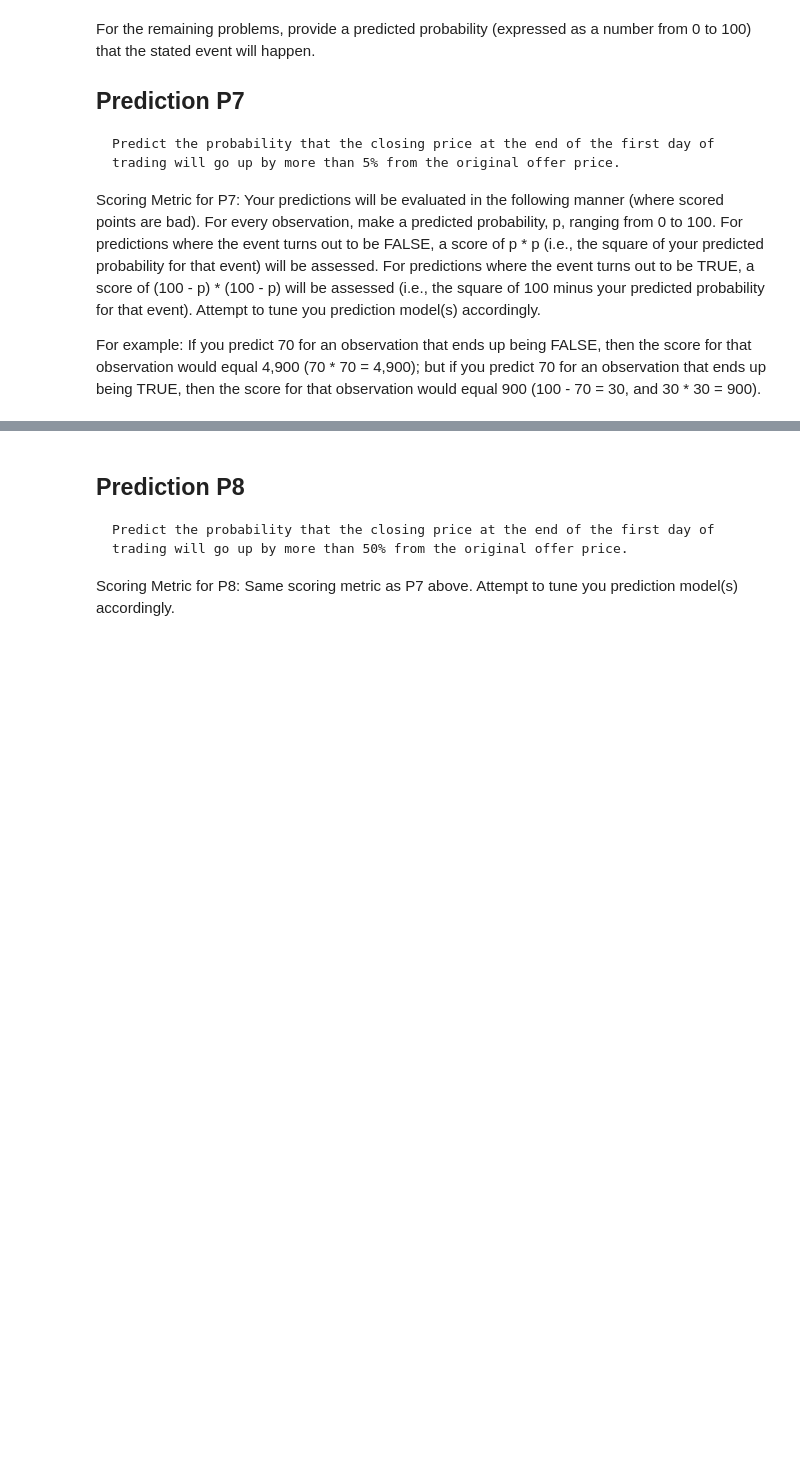
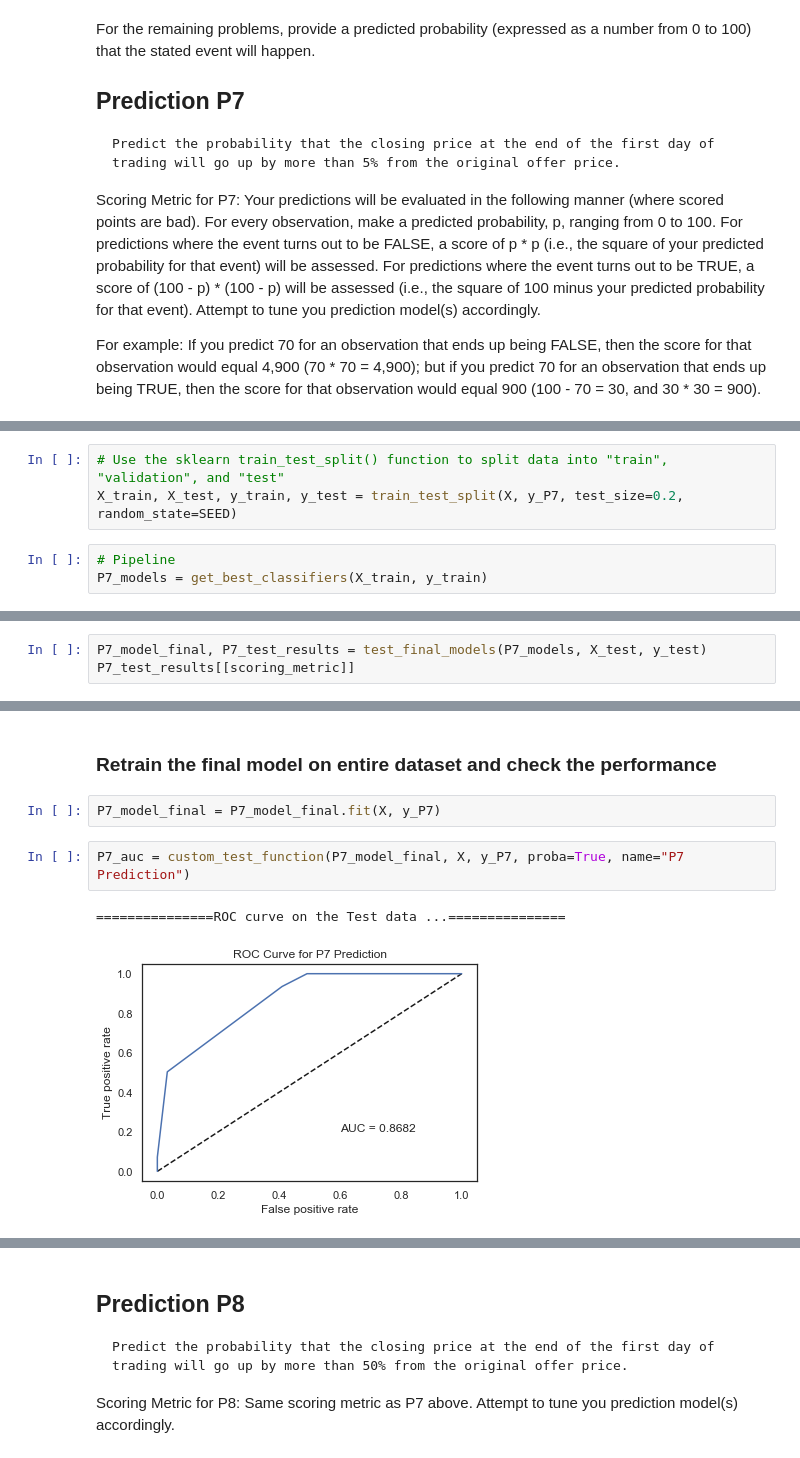
Before and after one commit to devakumar/dsfb-Project-Team3-2019, a Jupyter notebook: Project.ipynb, the cells around one changed output, grey strips where cells are left out. Cells and saved outputs as stored; diff of their text form; blank space fills up the shorter version.

```diff
--- a/Project.ipynb
+++ b/Project.ipynb
@@ -3022,0 +3111,6 @@ X = data.loc[:, features]
+# %%
+# Use the sklearn train_test_split() function to split data into "train", "validation", and "test"
+X_train, X_test, y_train, y_test = train_test_split(X, y_P7, test_size=0.2,  random_state=SEED)
+# %%
+# Pipeline
+P7_models = get_best_classifiers(X_train, y_train)
@@ -3022,0 +3157,3 @@ X = data.loc[:, features]
+# %%
+P7_model_final, P7_test_results = test_final_models(P7_models, X_test, y_test)
+P7_test_results[[scoring_metric]]
@@ -3022,0 +3169,9 @@ X = data.loc[:, features]
+# %% [markdown]
+### Retrain the final model on entire dataset and check the performance
+# %%
+P7_model_final = P7_model_final.fit(X, y_P7)
+# %%
+P7_auc = custom_test_function(P7_model_final, X, y_P7, proba=True, name="P7 Prediction")
+# %% [output]
+===============ROC curve on the Test data ...===============
+[figure, added]
```
Also changed, not shown: parts of 71 cells of this notebook.
